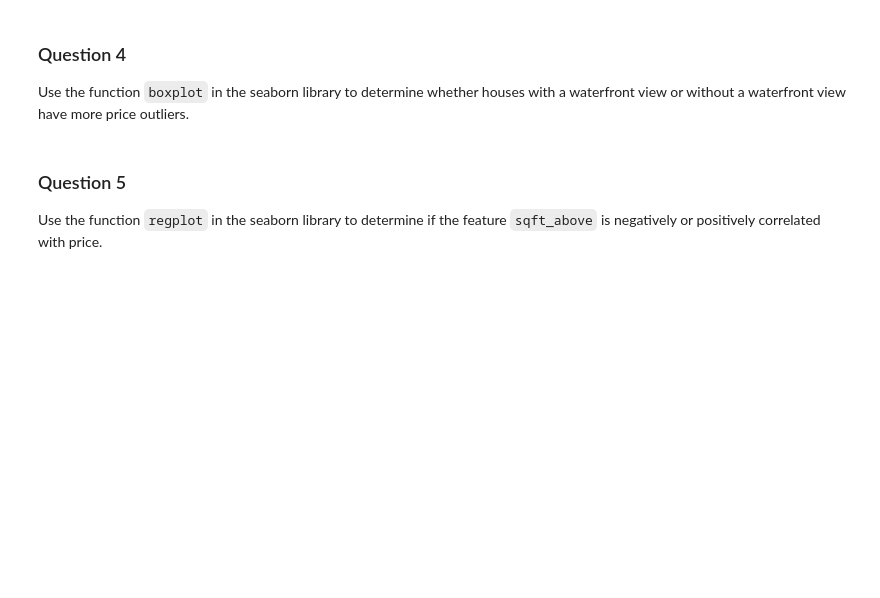
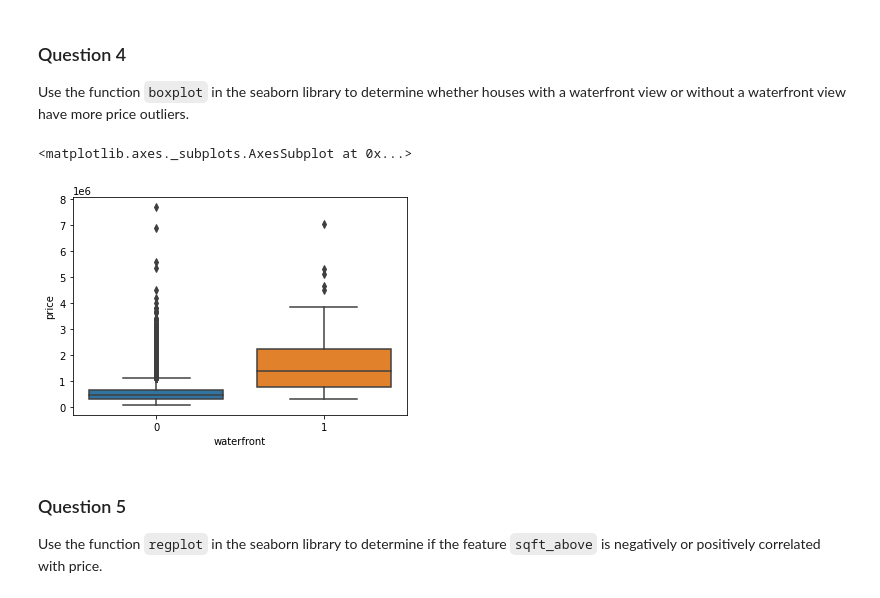
Before and after one commit to jela3105/PythonBasicsDataScience, a Jupyter notebook: 3-DataAnalysis/Notebooks/House Sales_in_King_Count_USA.ipynb, the cells around one changed output. Cells and saved outputs as stored; diff of their text form; code cells hidden in the pictures; blank space fills up the shorter version.

```diff
--- a/3-DataAnalysis/Notebooks/House Sales_in_King_Count_USA.ipynb
+++ b/3-DataAnalysis/Notebooks/House Sales_in_King_Count_USA.ipynb
@@ -191,6 +191,11 @@ df.floors.value_counts().to_frame()
 # %% [markdown]
 ### Question 4
 Use the function <code>boxplot</code> in the seaborn library  to  determine whether houses with a waterfront view or without a waterfront view have more price outliers.
+# %%
+sns.boxplot(x=df["waterfront"], y=df["price"], data=df)
+# %% [output]
+<matplotlib.axes._subplots.AxesSubplot at 0x...>
+[figure, added]
 # %% [markdown]
 ### Question 5
 Use the function <code>regplot</code>  in the seaborn library  to  determine if the feature <code>sqft_above</code> is negatively or positively correlated with price.
```
Also changed, not shown: parts of 4 cells of this notebook.
